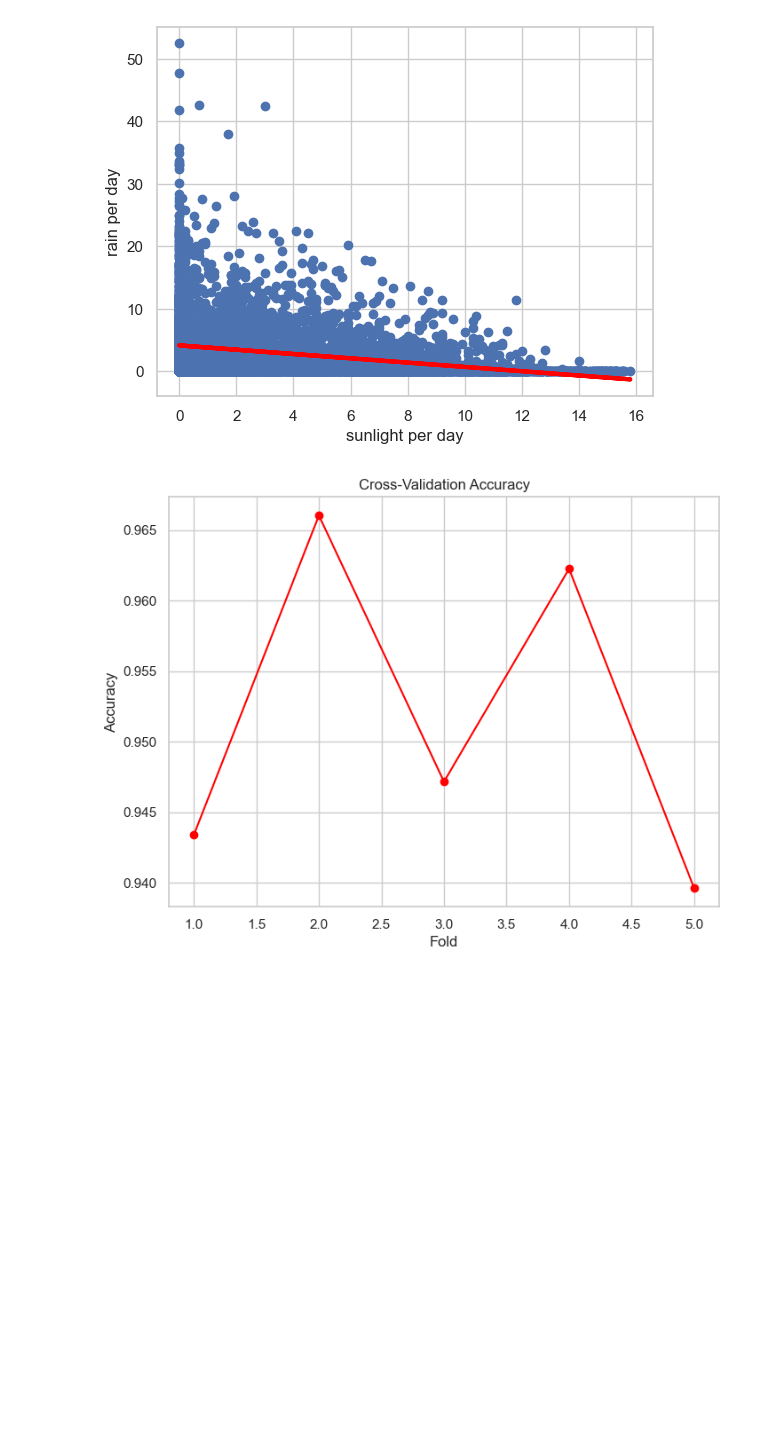
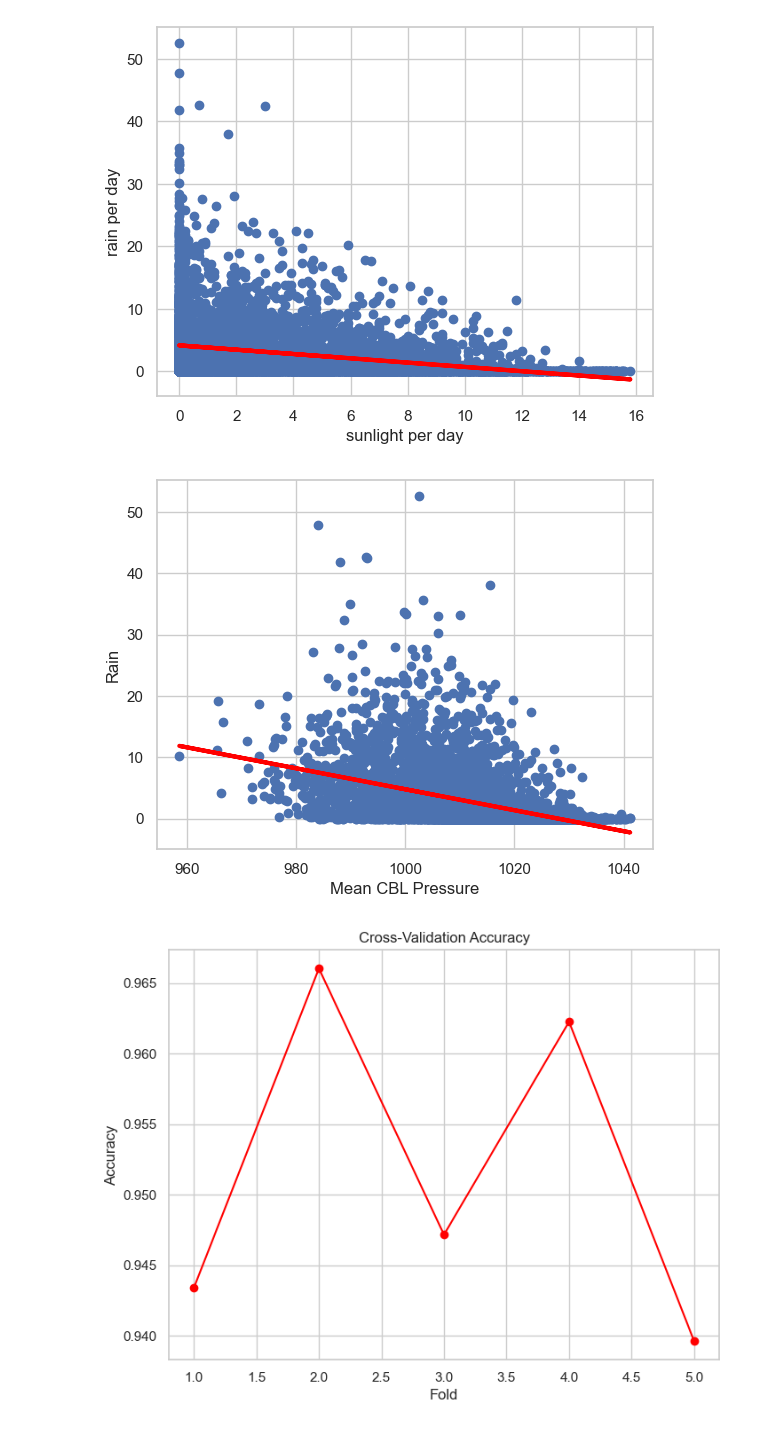
Before and after one commit to Dawid33/CS4287-assignment-1, a Jupyter notebook: CS4287-Prj1-20273118-20259344/CS4287-Prj1-20273118-20259344.ipynb, the cells around one changed output. Saved outputs shown, nothing was run; the diff lists cells and outputs as text; code cells hidden in the pictures; blank space fills up the shorter version.

Commit message:
added linear regression to cbl graph + sorted cells

```diff
--- a/CS4287-Prj1-20273118-20259344/CS4287-Prj1-20273118-20259344.ipynb
+++ b/CS4287-Prj1-20273118-20259344/CS4287-Prj1-20273118-20259344.ipynb
@@ -157,6 +142,25 @@ plt.ylabel('rain per day')
 plt.show()
 # %% [output]
 [figure]
+# %%
+
+# turning into numeric
+data.raw[['rain', 'mean_cbl_pressure']] = data.raw[['rain', 'mean_cbl_pressure']].apply(pd.to_numeric)
+
+# data
+mean_cbl_pressure = data.raw['mean_cbl_pressure'].values.reshape(-1,1)
+rain = data.raw['rain'].values.reshape(-1,1)
+
+reg = LinearRegression().fit(mean_cbl_pressure, rain)
+
+# scatter plot
+plt.scatter(mean_cbl_pressure, rain, c='b', marker='o')
+plt.plot(data.raw['mean_cbl_pressure'], reg.predict(mean_cbl_pressure),color="red",linewidth=3)
+plt.xlabel('Mean CBL Pressure')
+plt.ylabel('Rain')
+plt.show()
+# %% [output]
+[figure, new version]
 # %%
 # Plotting accuracy graph
 plt.figure(figsize=(8, 6))
```
Also changed, not shown: parts of 3 cells of this notebook.
